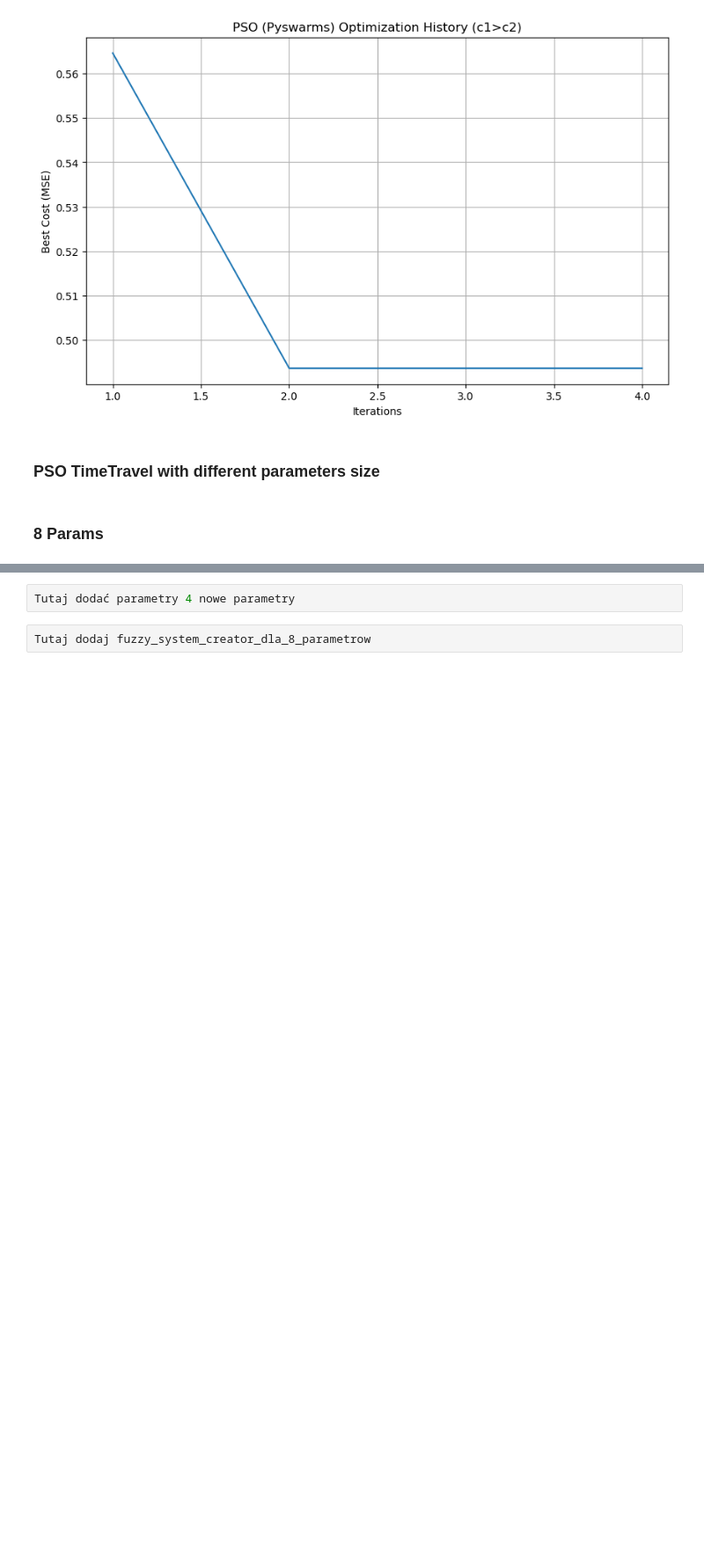
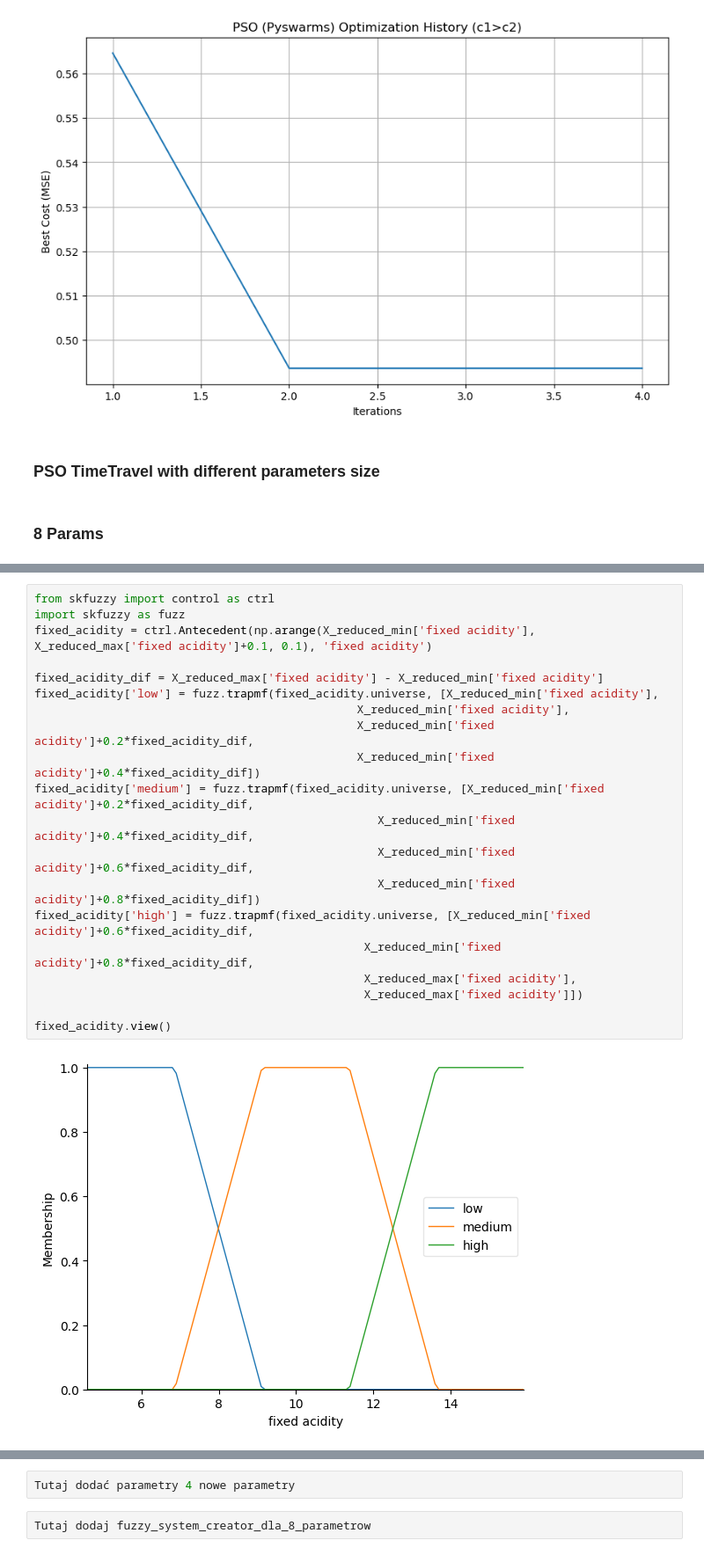
Before and after one commit to lisciu24/MIO-fuzzy-logic, a Jupyter notebook: MIO_project.ipynb, the cells around one changed output, grey strips where cells are left out. Shown at 88% size. Drawn from its saved outputs; the diff is of its cells as text; blank space fills up the shorter version.

```diff
--- a/MIO_project.ipynb
+++ b/MIO_project.ipynb
@@ -1183,0 +1266,22 @@ MSE on Test Set (c1>c2): 0.8530
+# %%
+from skfuzzy import control as ctrl
+import skfuzzy as fuzz
+fixed_acidity = ctrl.Antecedent(np.arange(X_reduced_min['fixed acidity'], X_reduced_max['fixed acidity']+0.1, 0.1), 'fixed acidity')
+
+fixed_acidity_dif = X_reduced_max['fixed acidity'] - X_reduced_min['fixed acidity']
+fixed_acidity['low'] = fuzz.trapmf(fixed_acidity.universe, [X_reduced_min['fixed acidity'],
+                                               X_reduced_min['fixed acidity'],
+                                               X_reduced_min['fixed acidity']+0.2*fixed_acidity_dif,
+                                               X_reduced_min['fixed acidity']+0.4*fixed_acidity_dif])
+fixed_acidity['medium'] = fuzz.trapmf(fixed_acidity.universe, [X_reduced_min['fixed acidity']+0.2*fixed_acidity_dif,
+                                                  X_reduced_min['fixed acidity']+0.4*fixed_acidity_dif,
+                                                  X_reduced_min['fixed acidity']+0.6*fixed_acidity_dif,
+                                                  X_reduced_min['fixed acidity']+0.8*fixed_acidity_dif])
+fixed_acidity['high'] = fuzz.trapmf(fixed_acidity.universe, [X_reduced_min['fixed acidity']+0.6*fixed_acidity_dif,
+                                                X_reduced_min['fixed acidity']+0.8*fixed_acidity_dif,
+                                                X_reduced_max['fixed acidity'],
+                                                X_reduced_max['fixed acidity']])
+
+fixed_acidity.view()
+# %% [output]
+[figure, added]
```
Also changed, not shown: parts of 17 cells of this notebook.
